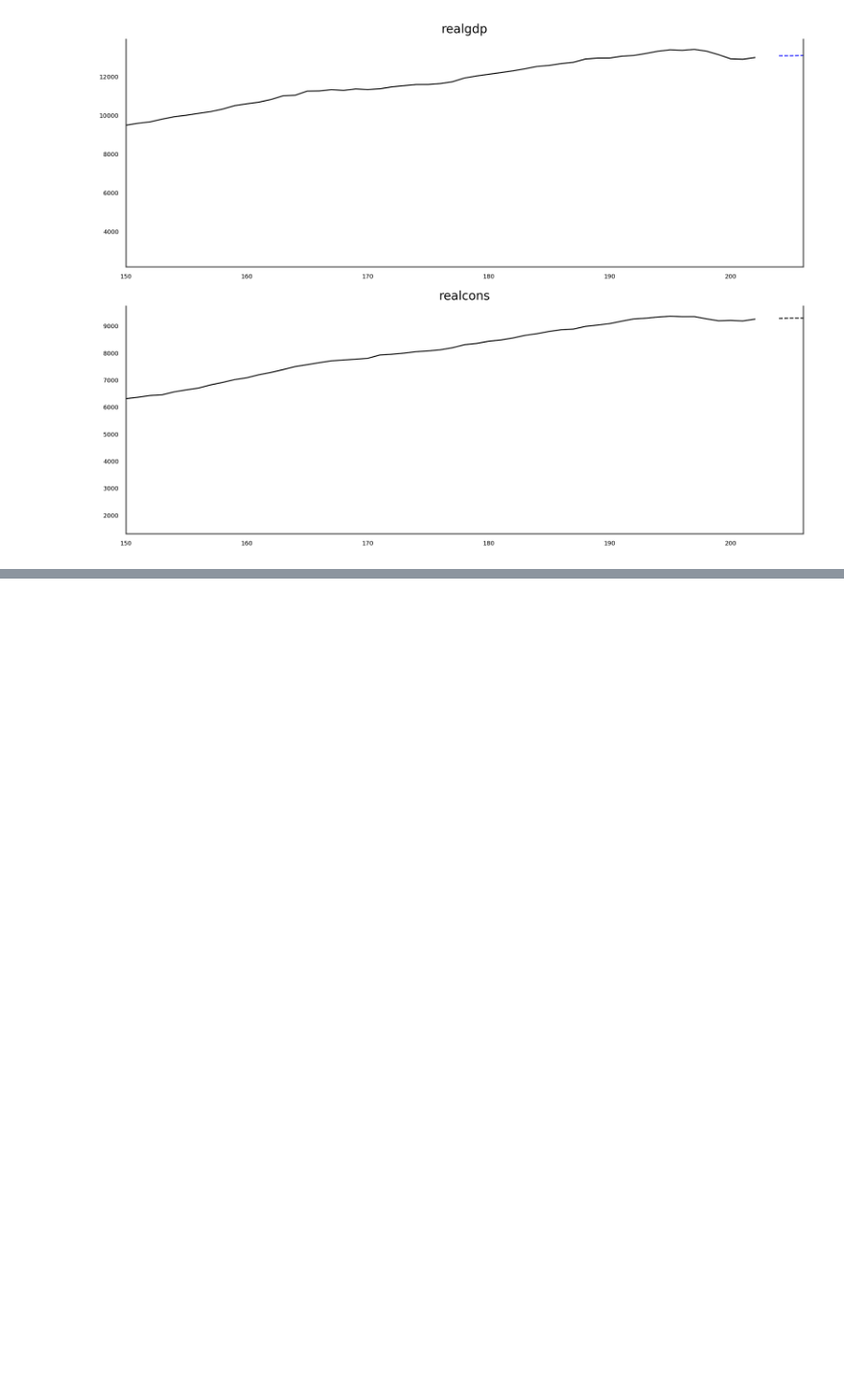
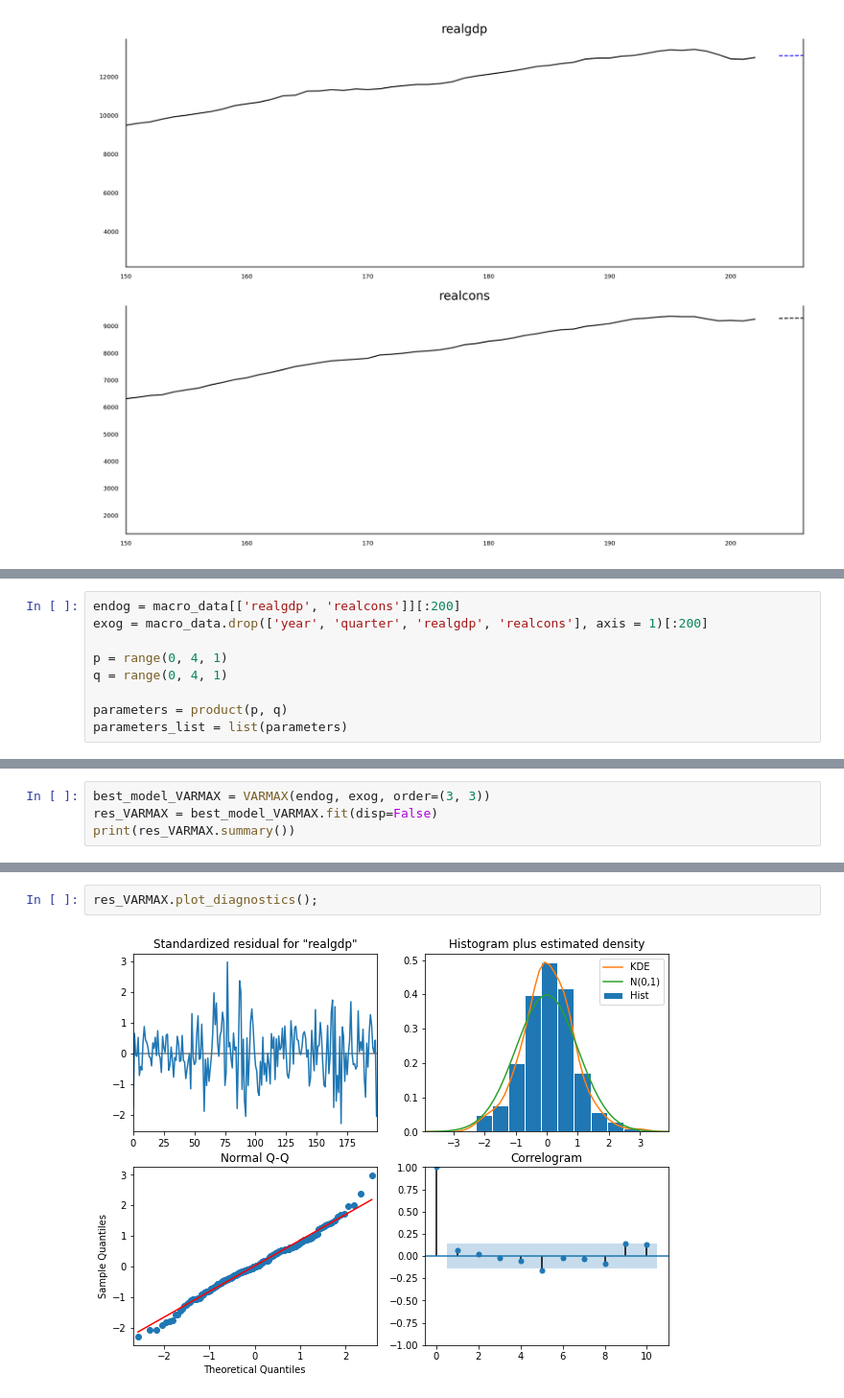
Before and after one commit to thiago2608santana/Analise_Series_Temporais, a Jupyter notebook: VAR.ipynb, the cells around one changed output, grey strips where cells are left out. Shown at 96% size. Cells and saved outputs as stored; diff of their text form; blank space fills up the shorter version.

```diff
--- a/VAR.ipynb
+++ b/VAR.ipynb
@@ -325,0 +357,9 @@ plt.tight_layout()
+# %%
+endog = macro_data[['realgdp', 'realcons']][:200]
+exog = macro_data.drop(['year', 'quarter', 'realgdp', 'realcons'], axis = 1)[:200]
+
+p = range(0, 4, 1)
+q = range(0, 4, 1)
+
+parameters = product(p, q)
+parameters_list = list(parameters)
@@ -325,0 +386,4 @@ plt.tight_layout()
+# %%
+best_model_VARMAX = VARMAX(endog, exog, order=(3, 3))
+res_VARMAX = best_model_VARMAX.fit(disp=False)
+print(res_VARMAX.summary())
@@ -325,0 +408,4 @@ plt.tight_layout()
+# %%
+res_VARMAX.plot_diagnostics();
+# %% [output]
+[figure, added]
```
Also changed, not shown: parts of 6 cells of this notebook.
